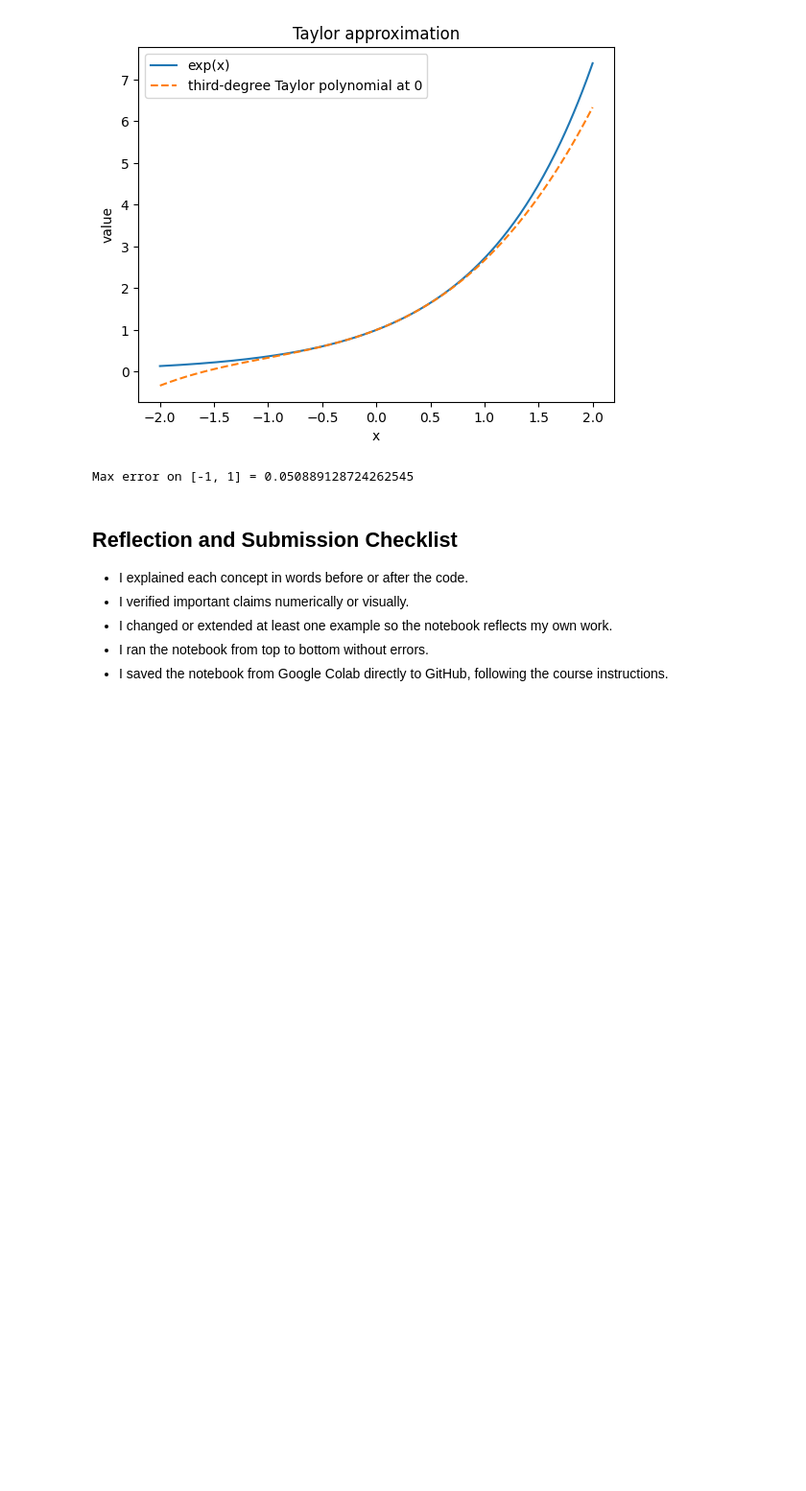
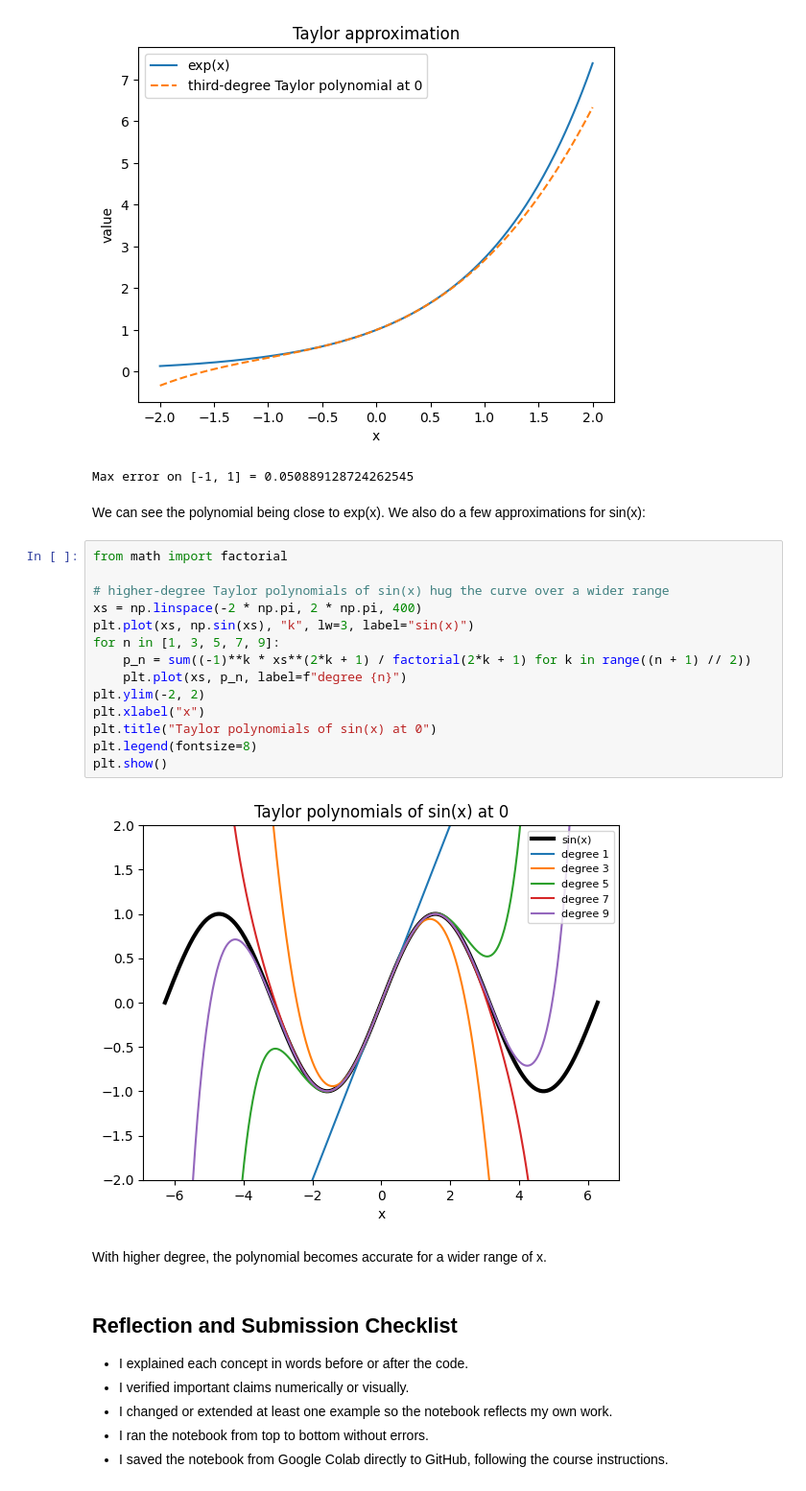
Before and after one commit to ehuangasu/MAT422, a Jupyter notebook: MAT422_Section_3_2_Limits_Derivatives_Taylor.ipynb, the cells around one changed output. Shown at 96% size. Drawn from its saved outputs; the diff is of its cells as text; blank space fills up the shorter version.

```diff
--- a/MAT422_Section_3_2_Limits_Derivatives_Taylor.ipynb
+++ b/MAT422_Section_3_2_Limits_Derivatives_Taylor.ipynb
@@ -75,6 +148,26 @@ print("Max error on [-1, 1] =", np.max(np.abs(np.exp(x[np.abs(x) <= 1]) - taylor
 # %% [output]
 [figure]
 Max error on [-1, 1] = 0.050889128724262545
+# %% [markdown]
+We can see the polynomial being close to exp(x). We also do a few approximations for sin(x):
+# %%
+from math import factorial
+
+# higher-degree Taylor polynomials of sin(x) hug the curve over a wider range
+xs = np.linspace(-2 * np.pi, 2 * np.pi, 400)
+plt.plot(xs, np.sin(xs), "k", lw=3, label="sin(x)")
+for n in [1, 3, 5, 7, 9]:
+    p_n = sum((-1)**k * xs**(2*k + 1) / factorial(2*k + 1) for k in range((n + 1) // 2))
+    plt.plot(xs, p_n, label=f"degree {n}")
+plt.ylim(-2, 2)
+plt.xlabel("x")
+plt.title("Taylor polynomials of sin(x) at 0")
+plt.legend(fontsize=8)
+plt.show()
+# %% [output]
+[figure, added]
+# %% [markdown]
+With higher degree, the polynomial becomes accurate for a wider range of x.
 # %% [markdown]
 ## Reflection and Submission Checklist
 
```
Also changed, not shown: parts of 14 cells of this notebook.
